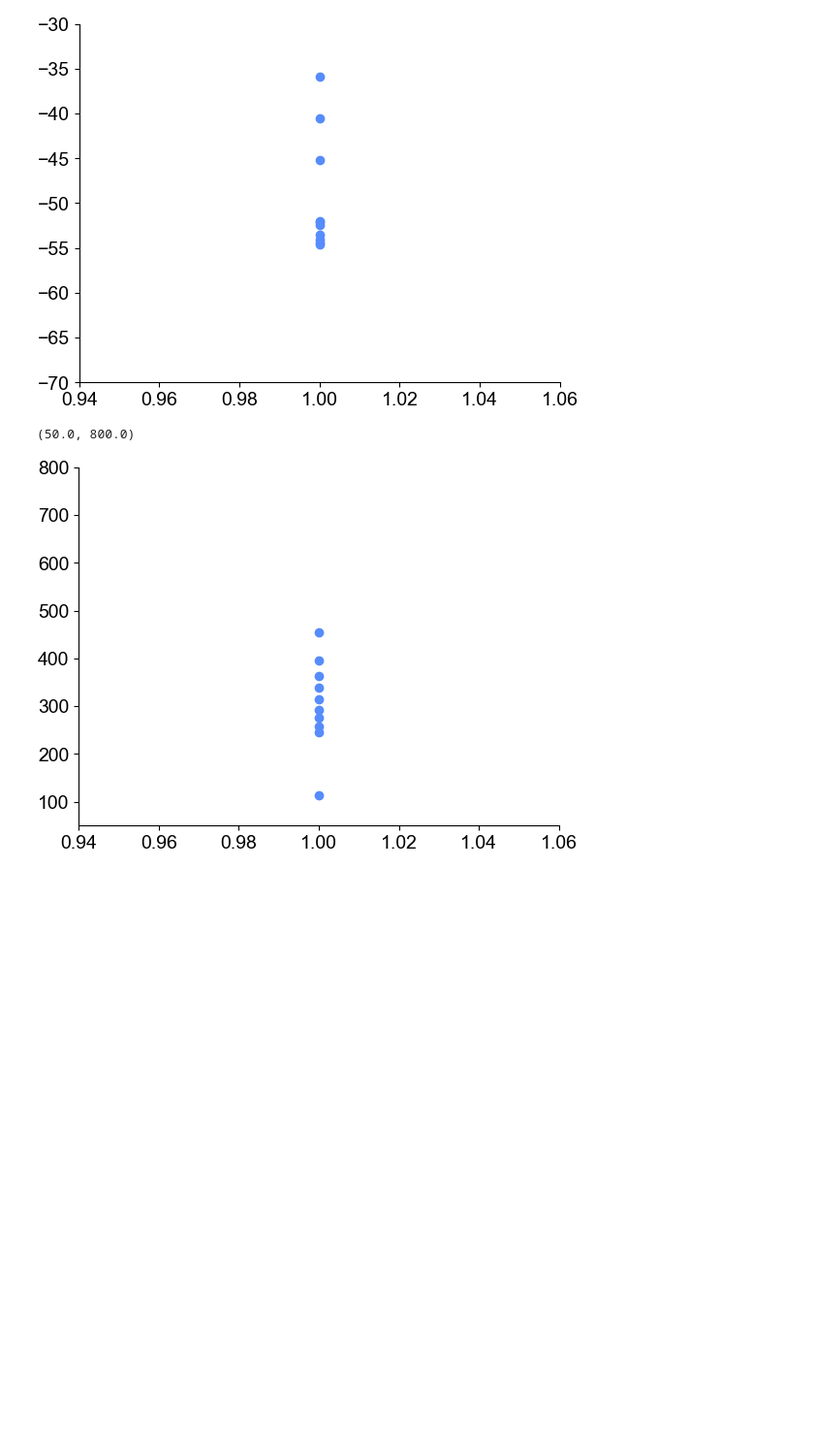
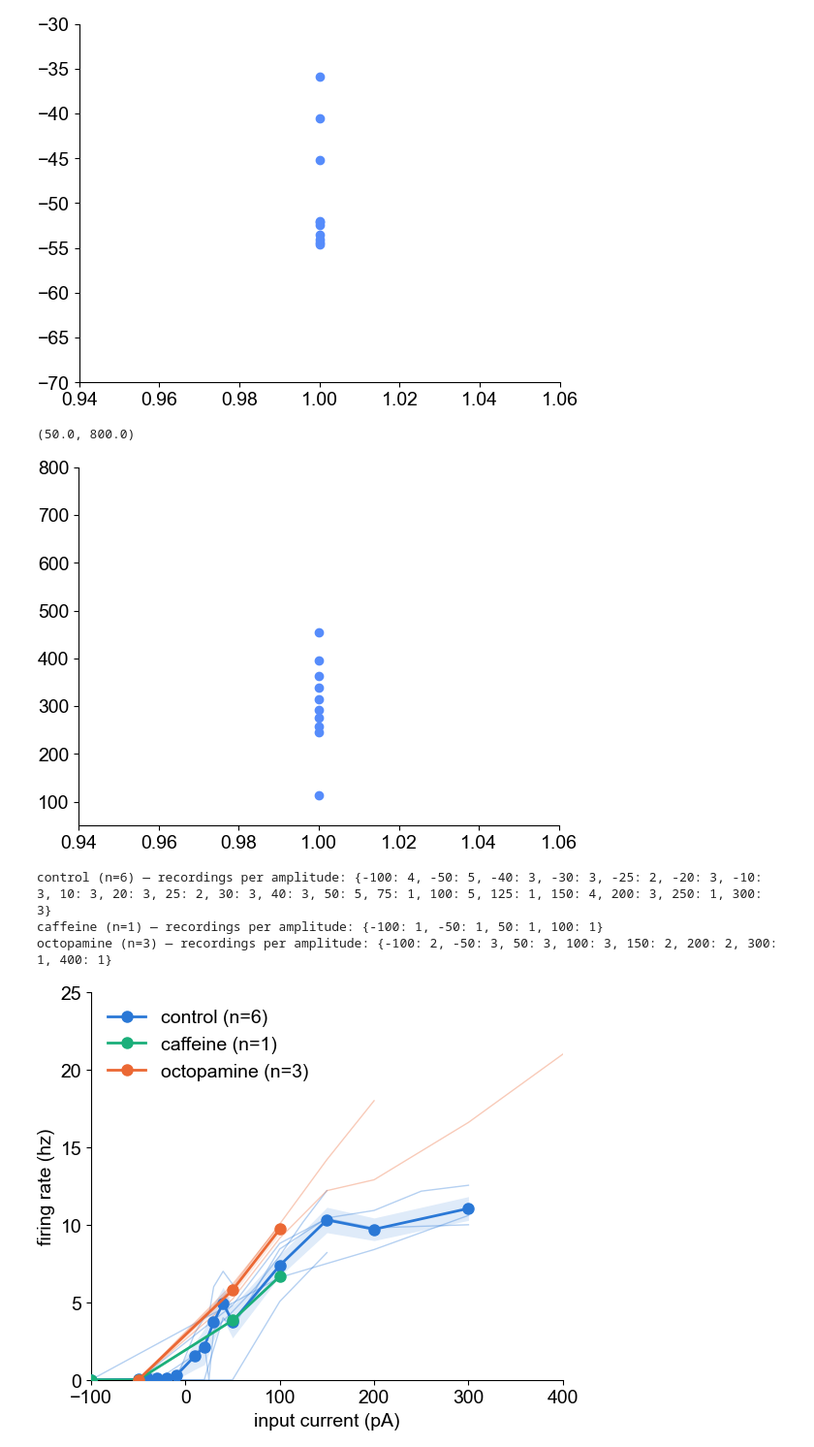
Before and after one commit to kylethieringer/ephys-acquisition, a Jupyter notebook: analysis/summarize-data.ipynb, the cells around one changed output. Shown at 97% size. Cells and saved outputs as stored; diff of their text form; code cells hidden in the pictures; blank space fills up the shorter version.

```diff
--- a/analysis/summarize-data.ipynb
+++ b/analysis/summarize-data.ipynb
@@ -84,7 +84,7 @@ plt.ylim(50,800)
 #     The 2.5 mV floor sits just under the smallest real AP in the dataset
 #     (3.1 mV), so anything genuinely smaller is undetectable by design.
 
-MIN_RECORDINGS_PER_POINT = 2
+MIN_RECORDINGS_PER_POINT = 3
 
 GROUP_COLORS = {"control": "#2a78d6", "octopamine": "#eb6834", "caffeine": "#1baf7a"}
 FALLBACK_COLOR = "#898781"
@@ -117,30 +117,35 @@ for cond in order:
         continue
     color = GROUP_COLORS.get(cond, FALLBACK_COLOR)
     sub = fi[cols]
 
     for c in cols:
         s = sub[c].dropna()
         ax.plot(s.index, s.values, color=color, lw=1.0, alpha=0.35, zorder=1)
 
     n_per_amp = sub.notna().sum(axis=1)
     pooled = sub[n_per_amp >= min(MIN_RECORDINGS_PER_POINT, len(cols))]
     if pooled.empty:
         continue
     n = pooled.notna().sum(axis=1)
     mean = pooled.mean(axis=1)
     band = (pooled.std(axis=1) / np.sqrt(n)).where(n >= 2)   # no SEM from n=1
     ax.fill_between(mean.index, mean - band, mean + band,
                     color=color, alpha=0.15, lw=0, zorder=2)
     ax.plot(mean.index, mean.values, color=color, lw=2.0,
             marker="o", markersize=8, zorder=3, label=f"{cond} (n={len(cols)})")
 
 ax.set_xlabel("input current (pA)")
 ax.set_ylabel("firing rate (hz)")
 ax.legend(frameon=False, loc="upper left")
 fig.tight_layout()
 
 for cond in order:
     cols = [c for c in fi.columns if cond_of.get(c) == cond]
     n = fi[cols].notna().sum(axis=1)
     covered = {int(a): int(v) for a, v in n[n > 0].items()}
     print(f"{cond} (n={len(cols)}) — recordings per amplitude: {covered}")
+# %% [output]
+control (n=6) — recordings per amplitude: {-100: 4, -50: 5, -40: 3, -30: 3, -25: 2, -20: 3, -10: 3, 10: 3, 20: 3, 25: 2, 30: 3, 40: 3, 50: 5, 75: 1, 100: 5, 125: 1, 150: 4, 200: 3, 250: 1, 300: 3}
+caffeine (n=1) — recordings per amplitude: {-100: 1, -50: 1, 50: 1, 100: 1}
+octopamine (n=3) — recordings per amplitude: {-100: 2, -50: 3, 50: 3, 100: 3, 150: 2, 200: 2, 300: 1, 400: 1}
+[figure, added]
```
Also changed, not shown: parts of 1 cell of this notebook.
